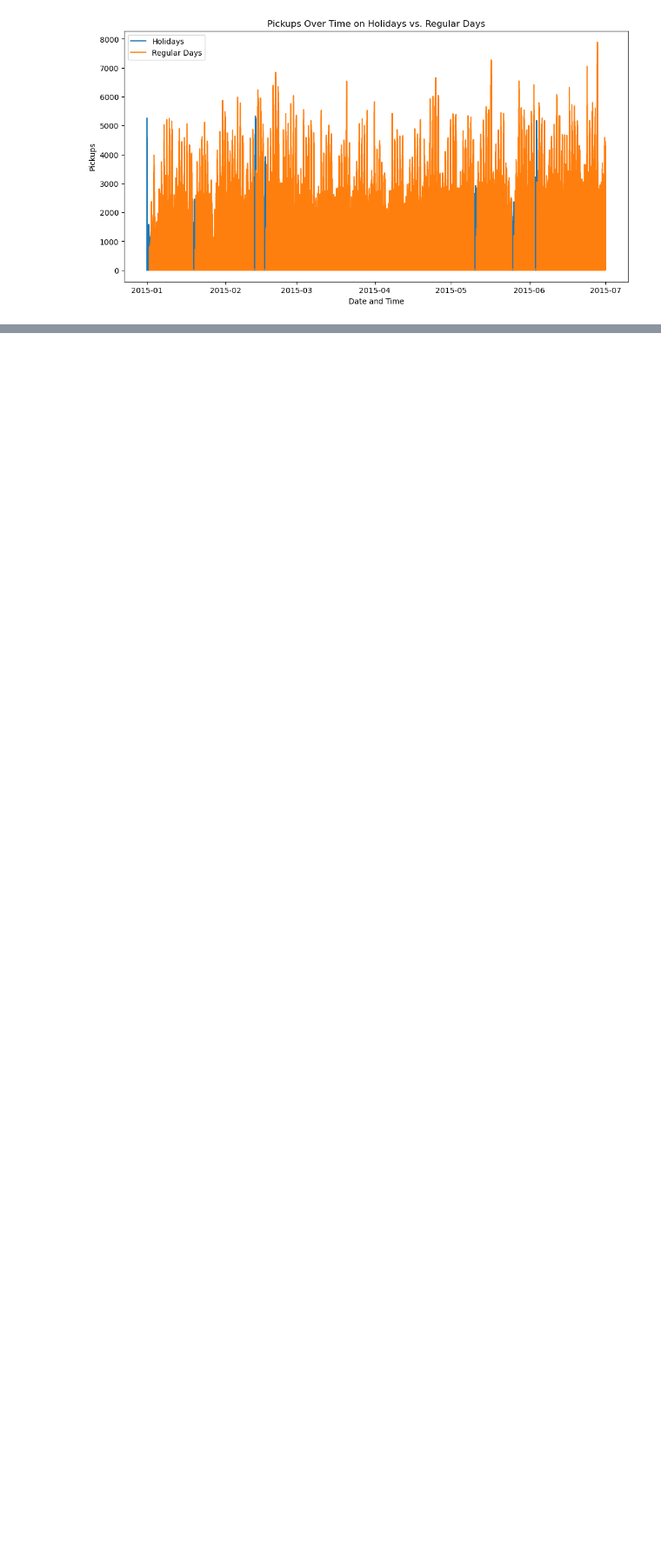
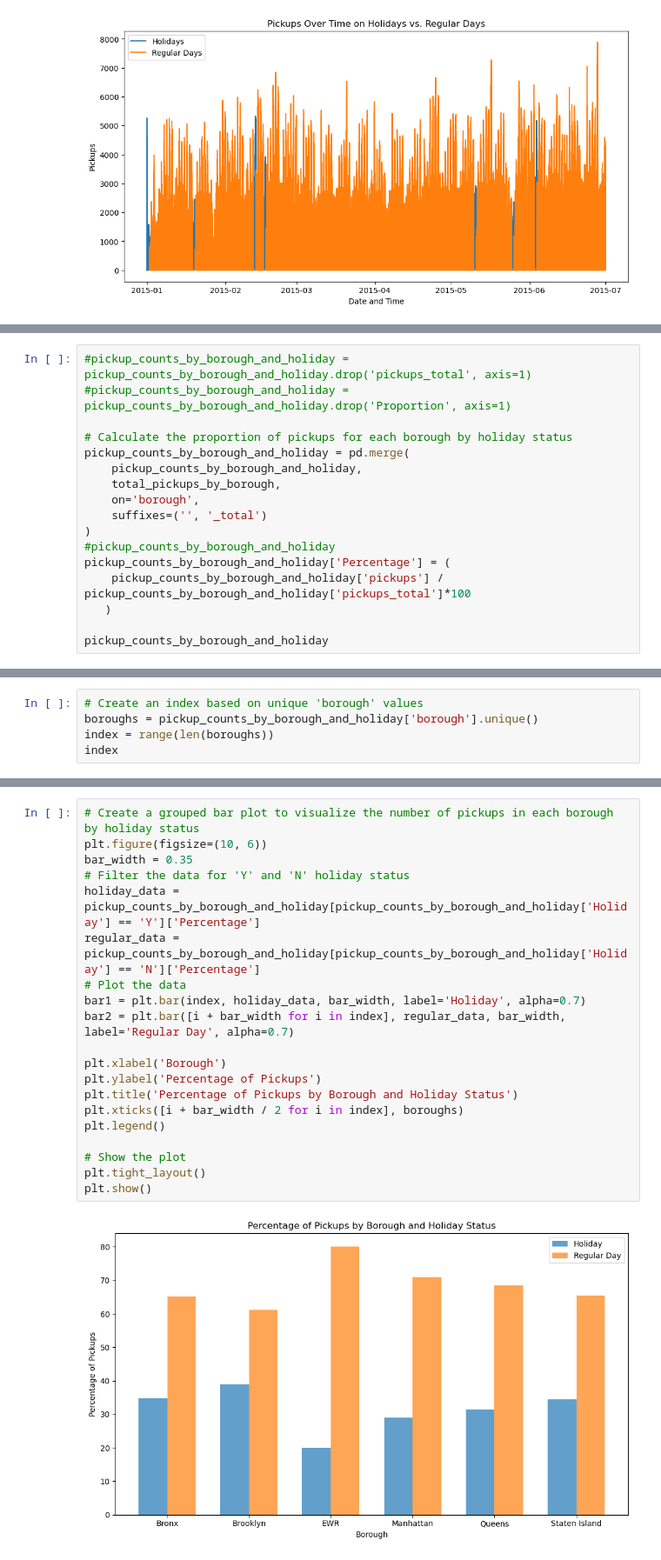
Before and after one commit to Jherza-X/Project1-Group9, a Jupyter notebook: Uber-Weather-Project/project-1 - Q4.ipynb, the cells around one changed output, grey strips where cells are left out. Shown at 87% size. Cells and saved outputs as stored; diff of their text form; blank space fills up the shorter version.

```diff
--- a/Uber-Weather-Project/project-1 - Q4.ipynb
+++ b/Uber-Weather-Project/project-1 - Q4.ipynb
@@ -157,0 +368,17 @@ plt.show()
+# %%
+#pickup_counts_by_borough_and_holiday = pickup_counts_by_borough_and_holiday.drop('pickups_total', axis=1)
+#pickup_counts_by_borough_and_holiday = pickup_counts_by_borough_and_holiday.drop('Proportion', axis=1)
+
+# Calculate the proportion of pickups for each borough by holiday status
+pickup_counts_by_borough_and_holiday = pd.merge(
+    pickup_counts_by_borough_and_holiday,
+    total_pickups_by_borough,
+    on='borough',
+    suffixes=('', '_total')
+)
+#pickup_counts_by_borough_and_holiday
+pickup_counts_by_borough_and_holiday['Percentage'] = (
+    pickup_counts_by_borough_and_holiday['pickups'] / pickup_counts_by_borough_and_holiday['pickups_total']*100
+   )
+
+pickup_counts_by_borough_and_holiday
@@ -157,0 +399,5 @@ plt.show()
+# %%
+# Create an index based on unique 'borough' values
+boroughs = pickup_counts_by_borough_and_holiday['borough'].unique()
+index = range(len(boroughs))
+index
@@ -157,0 +406,22 @@ plt.show()
+# %%
+# Create a grouped bar plot to visualize the number of pickups in each borough by holiday status
+plt.figure(figsize=(10, 6))
+bar_width = 0.35
+# Filter the data for 'Y' and 'N' holiday status
+holiday_data = pickup_counts_by_borough_and_holiday[pickup_counts_by_borough_and_holiday['Holiday'] == 'Y']['Percentage']
+regular_data = pickup_counts_by_borough_and_holiday[pickup_counts_by_borough_and_holiday['Holiday'] == 'N']['Percentage']
+# Plot the data
+bar1 = plt.bar(index, holiday_data, bar_width, label='Holiday', alpha=0.7)
+bar2 = plt.bar([i + bar_width for i in index], regular_data, bar_width, label='Regular Day', alpha=0.7)
+
+plt.xlabel('Borough')
+plt.ylabel('Percentage of Pickups')
+plt.title('Percentage of Pickups by Borough and Holiday Status')
+plt.xticks([i + bar_width / 2 for i in index], boroughs)
+plt.legend()
+
+# Show the plot
+plt.tight_layout()
+plt.show()
+# %% [output]
+[figure, added]
```
Also changed, not shown: parts of 20 cells of this notebook.
